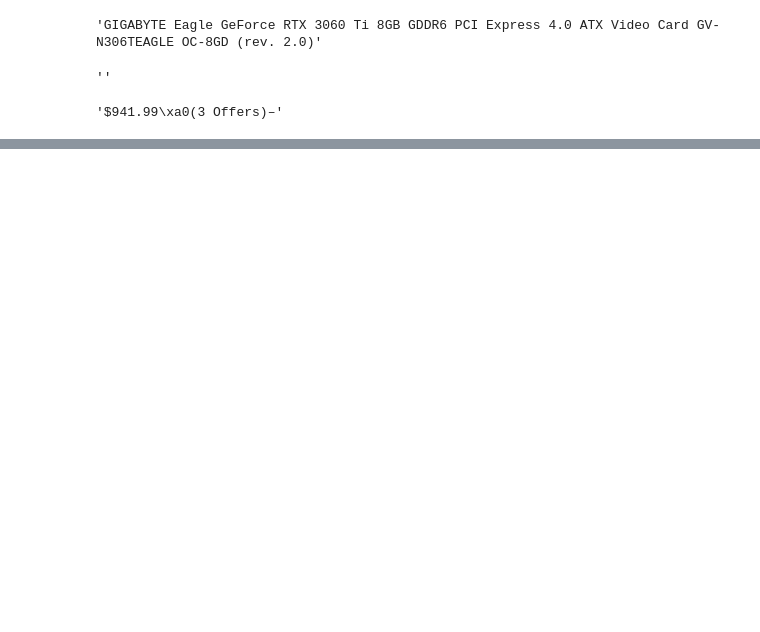
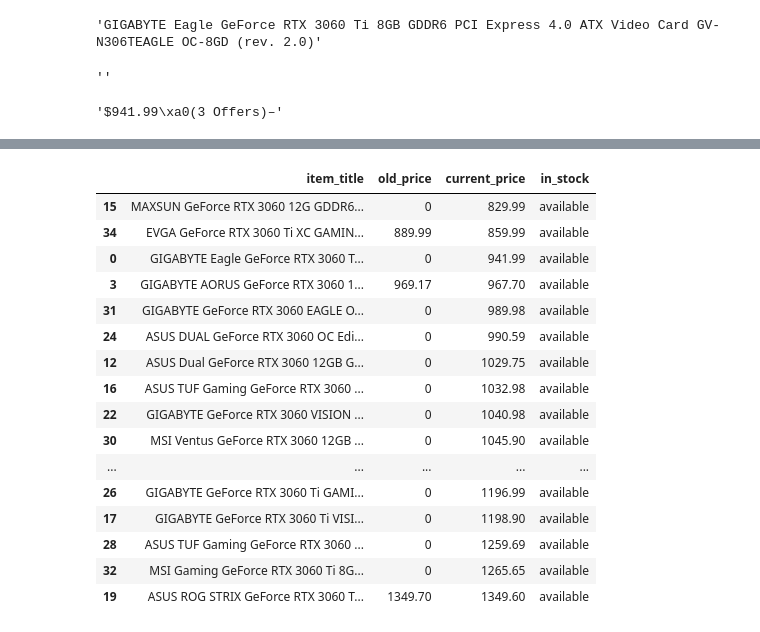
Before and after one commit to mdalton87/newegg_graphics_card_tracker, a Jupyter notebook: gather_data.ipynb, the cells around one changed output, grey strips where cells are left out. Saved outputs shown, nothing was run; the diff lists cells and outputs as text; code cells hidden in the pictures; blank space fills up the shorter version.

Commit message:
collecting from newegg

```diff
--- a/gather_data.ipynb
+++ b/gather_data.ipynb
@@ -83,0 +96,2 @@ for x in lst_no_pages:
+# %%
+urls = [('https://www.newegg.com/p/pl?N=100007709%20601361654%20601359415&page=' + str(x)) for x in list(range(1,num_pages+1))]
@@ -158,0 +153,3 @@ df
+# %%
+df = get_newegg_gpu(urls)
+df
@@ -158,0 +170,29 @@ df
+# %%
+def clean_gpu_data(df):
+    df.old_price = df.old_price.str.replace('$', '').str.replace(',', '')
+    df['current_price'] = df.current_price.str.split(pat='\xa0', expand=True)
+    df.current_price = df.current_price.str.replace('$', '').str.replace(',', '')
+    df.current_price = df.current_price.astype(float, errors = 'ignore')
+    return df
+# %%
+df = clean_gpu_data(get_newegg_gpu(urls))
+# %%
+df[df.in_stock == 'available'].sort_values('current_price')
+# %% [output]
+|  | item_title | old_price | current_price | in_stock |
+| 15 | MAXSUN GeForce RTX 3060 12G GDDR6... | 0 | 829.99 | available |
+| 34 | EVGA GeForce RTX 3060 Ti XC GAMIN... | 889.99 | 859.99 | available |
+| 0 | GIGABYTE Eagle GeForce RTX 3060 T... | 0 | 941.99 | available |
+| 3 | GIGABYTE AORUS GeForce RTX 3060 1... | 969.17 | 967.70 | available |
+| 31 | GIGABYTE GeForce RTX 3060 EAGLE O... | 0 | 989.98 | available |
+| 24 | ASUS DUAL GeForce RTX 3060 OC Edi... | 0 | 990.59 | available |
+| 12 | ASUS Dual GeForce RTX 3060 12GB G... | 0 | 1029.75 | available |
+| 16 | ASUS TUF Gaming GeForce RTX 3060 ... | 0 | 1032.98 | available |
+| 22 | GIGABYTE GeForce RTX 3060 VISION ... | 0 | 1040.98 | available |
+| 30 | MSI Ventus GeForce RTX 3060 12GB ... | 0 | 1045.90 | available |
+| ... | ... | ... | ... | ... |
+| 26 | GIGABYTE GeForce RTX 3060 Ti GAMI... | 0 | 1196.99 | available |
+| 17 | GIGABYTE GeForce RTX 3060 Ti VISI... | 0 | 1198.90 | available |
+| 28 | ASUS TUF Gaming GeForce RTX 3060 ... | 0 | 1259.69 | available |
+| 32 | MSI Gaming GeForce RTX 3060 Ti 8G... | 0 | 1265.65 | available |
+| 19 | ASUS ROG STRIX GeForce RTX 3060 T... | 1349.70 | 1349.60 | available |
```
Also changed, not shown: parts of 15 cells of this notebook.
